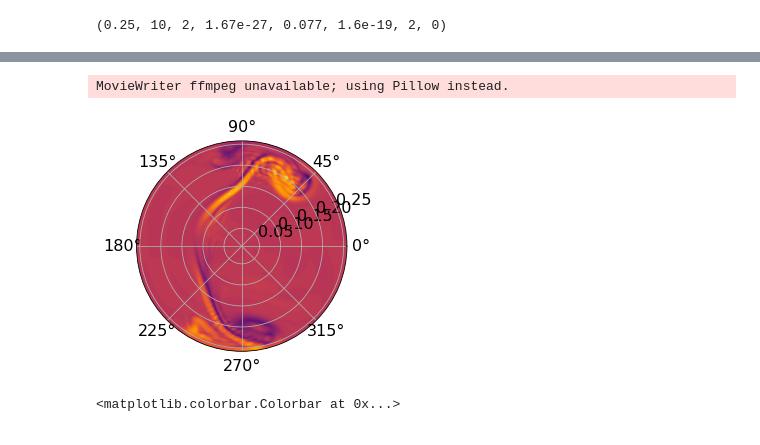
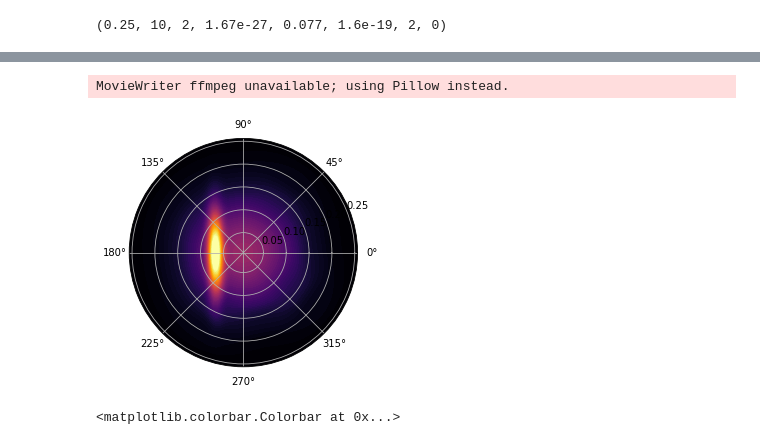
Before and after one commit to runehoejlund/north-simulation, a Jupyter notebook: data_analysis.ipynb, the cells around one changed output, grey strips where cells are left out. Saved outputs shown, nothing was run; the diff lists cells and outputs as text; code cells hidden in the pictures.

Commit message:
runes data analysis

```diff
--- a/data_analysis.ipynb
+++ b/data_analysis.ipynb
@@ -121,5 +102,5 @@ plt.colorbar(plot0, ax=ax)
 # %%
-fig, ax = plt.subplots(subplot_kw={'projection': 'polar'})
+# fig, ax = plt.subplots(subplot_kw={'projection': 'polar'})
 
-plot0 = ax.contourf(thetas, rhos, data['n_source'][:, :, :].squeeze(), 100, cmap = 'inferno')
-plt.colorbar(plot0, ax=ax)
+# plot0 = ax.contourf(thetas, rhos, data['n_source'][:, :, :].squeeze(), 100, cmap = 'inferno')
+# plt.colorbar(plot0, ax=ax)
@@ -165,18 +143,18 @@ def animate(i):
     #ax = plt.gca()
     #fig = plt.gcf()
     ax.clear()
-    ax.contourf(thetas, rhos, data['vort'][i, :, :, :].squeeze(), 100, cmap = 'inferno', vmin=-1.0, vmax=1.0)
+    ax.contourf(thetas, rhos, data['n'][i, :, :, :].squeeze(), 100, cmap = 'inferno', vmin=0.0, vmax=2.0)
     fig.tight_layout()
 # %%
 # Call animate method
 fig, ax = plt.subplots(subplot_kw={'projection': 'polar'})
 
-ani = animation.FuncAnimation(fig, animate, frames=3, interval=100, blit=False)
-ani.save('plots/animation_nvort.gif', fps = 4)
+ani = animation.FuncAnimation(fig, animate, frames=data['n'].shape[0], interval=100, blit=False)
+ani.save('plots/animation_ne.gif', fps = 4)
 plt.show()
 # %% [output]
 MovieWriter ffmpeg unavailable; using Pillow instead.
-[figure, old version]
+[figure, new version]
 # %%
 # %% [output]
 <matplotlib.colorbar.Colorbar at 0x...>
```
Also changed, not shown: parts of 7 cells of this notebook.
